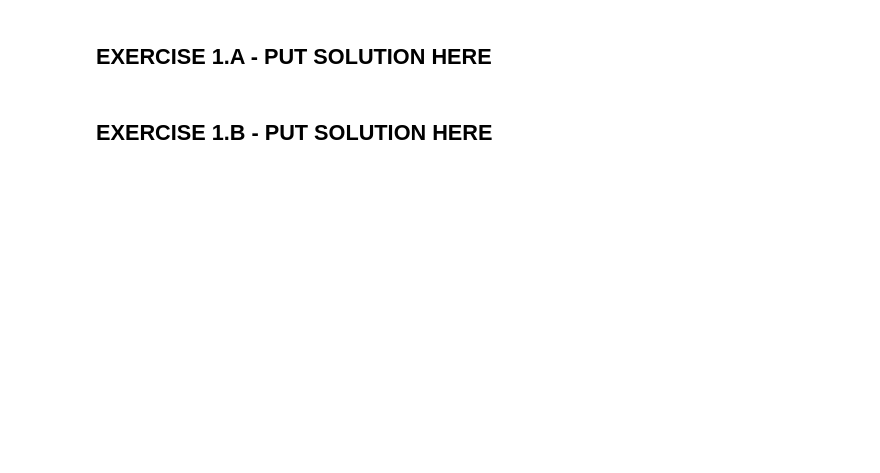
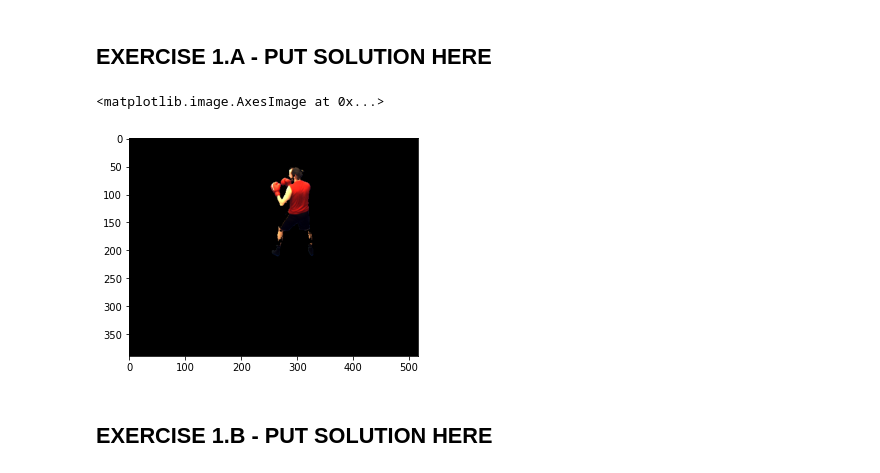
Before and after one commit to silverCore97/VC_exercises, a Jupyter notebook: Exercises/W2/W2_exercise.ipynb, the cells around one changed output. Drawn from its saved outputs; the diff is of its cells as text; code cells hidden in the pictures; blank space fills up the shorter version.

```diff
--- a/Exercises/W2/W2_exercise.ipynb
+++ b/Exercises/W2/W2_exercise.ipynb
@@ -132,30 +164,35 @@ display(interactive_plot)
 # %%
 # A few basic code hints this time, just in case it is the very first time you code in Python :)
 # of course this is not a template for the 'best' solution, you are encouraged to change everything you want!
 
 # First we take the x and y pixel coordinates of the first selection made at the previous step.
 # Notice that selected_image_location[0] is a tuple of 2 elements, which we can assign to two scalar variables at once. If the dimensions don't match (like assigning a couple to three variables), Python will throw an error
-selx, sely = selected_image_locations[0]
+selx, sely = (xslider.value, yslider.value)
 
 # get the [r0, g0, b0] values that model our background in this simple single-pixel model
-ref_rgb = ...
+ref_rgb = bluescreen[0, selx, sely] #Find for the first frame and pixel location the RGB value
 
 # set a threshold, you can tune it experimentally after seeing the results
-THRESHOLD = ...
+THRESHOLD = 200
 
 # initialize the background mask, it will need to be a 0-1 array of the same sizes of our video frames, so that each 0-1 value corresponds to a pixel being assigned to class background (0) or foreground (1)
-bgmask = np.array(...)
+bgmask = np.array(umask) #umask is the mask defined 2 cells before
 
 # now classify each pixel according to the single-pixel model
+'''
 for h in range(height):
     for w in range(width):
-        if ...:
-            bgmask[h, w] = ...
-
+        if np.linalg.norm(bluescreen[0] - ref_rgb)<THRESHOLD:    #In absolute distance
+            bgmask[h, w] = 0    # Below threshold=>Too similar to background
+'''
 # alternatively you can also do it with one line of code using conditional indexing:
-bgmask[...] = ...
+# Boolean mask for indizes, we set all background to black
+bgmask[np.linalg.norm(bluescreen[0] - ref_rgb, axis=-1) < THRESHOLD] = 0
 
 # and visualize your results on the first frame. Do they look reasonable?
 imshow(bluescreen[0]*bgmask)
+# %% [output]
+<matplotlib.image.AxesImage at 0x...>
+[figure, added]
 # %% [markdown]
 ## EXERCISE 1.B - PUT SOLUTION HERE
```
Also changed, not shown: parts of 9 cells of this notebook, 9 other files.
